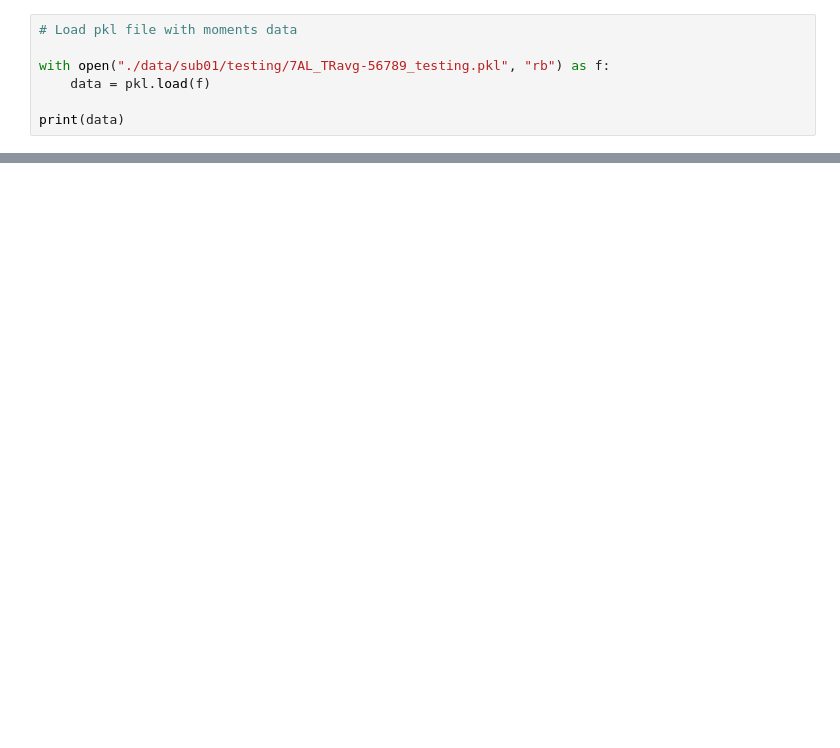
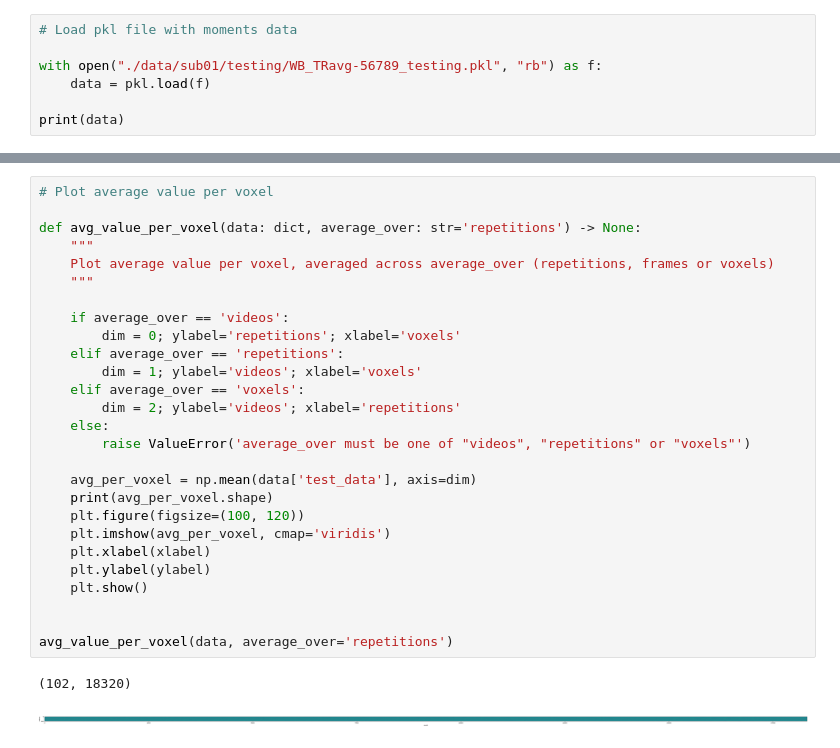
Before and after one commit to cfosco/brain2video, a Jupyter notebook: explore_data.ipynb, the cells around one changed output, grey strips where cells are left out. Cells and saved outputs as stored; diff of their text form; blank space fills up the shorter version.

Commit message:
additional scripts and data

```diff
--- a/explore_data.ipynb
+++ b/explore_data.ipynb
@@ -15,7 +27,7 @@ import pickle as pkl
 # %%
 # Load pkl file with moments data
 
-with open("./data/sub01/testing/7AL_TRavg-56789_testing.pkl", "rb") as f:
+with open("./data/sub01/testing/WB_TRavg-56789_testing.pkl", "rb") as f:
     data = pkl.load(f)
 
 print(data)
@@ -39,0 +67,30 @@ print(data)
+# %%
+# Plot average value per voxel
+
+def avg_value_per_voxel(data: dict, average_over: str='repetitions') -> None:
+    """
+    Plot average value per voxel, averaged across average_over (repetitions, frames or voxels)
+    """
+
+    if average_over == 'videos':
+        dim = 0; ylabel='repetitions'; xlabel='voxels'
+    elif average_over == 'repetitions':
+        dim = 1; ylabel='videos'; xlabel='voxels'
+    elif average_over == 'voxels':
+        dim = 2; ylabel='videos'; xlabel='repetitions'
+    else:
+        raise ValueError('average_over must be one of "videos", "repetitions" or "voxels"')
+
+    avg_per_voxel = np.mean(data['test_data'], axis=dim)
+    print(avg_per_voxel.shape)
+    plt.figure(figsize=(100, 120))
+    plt.imshow(avg_per_voxel, cmap='viridis')
+    plt.xlabel(xlabel)
+    plt.ylabel(ylabel)
+    plt.show()
+
+
+avg_value_per_voxel(data, average_over='repetitions')
+# %% [output]
+(102, 18320)
+[figure, added]
```
Also changed, not shown: parts of 7 cells of this notebook, 15 other files.
